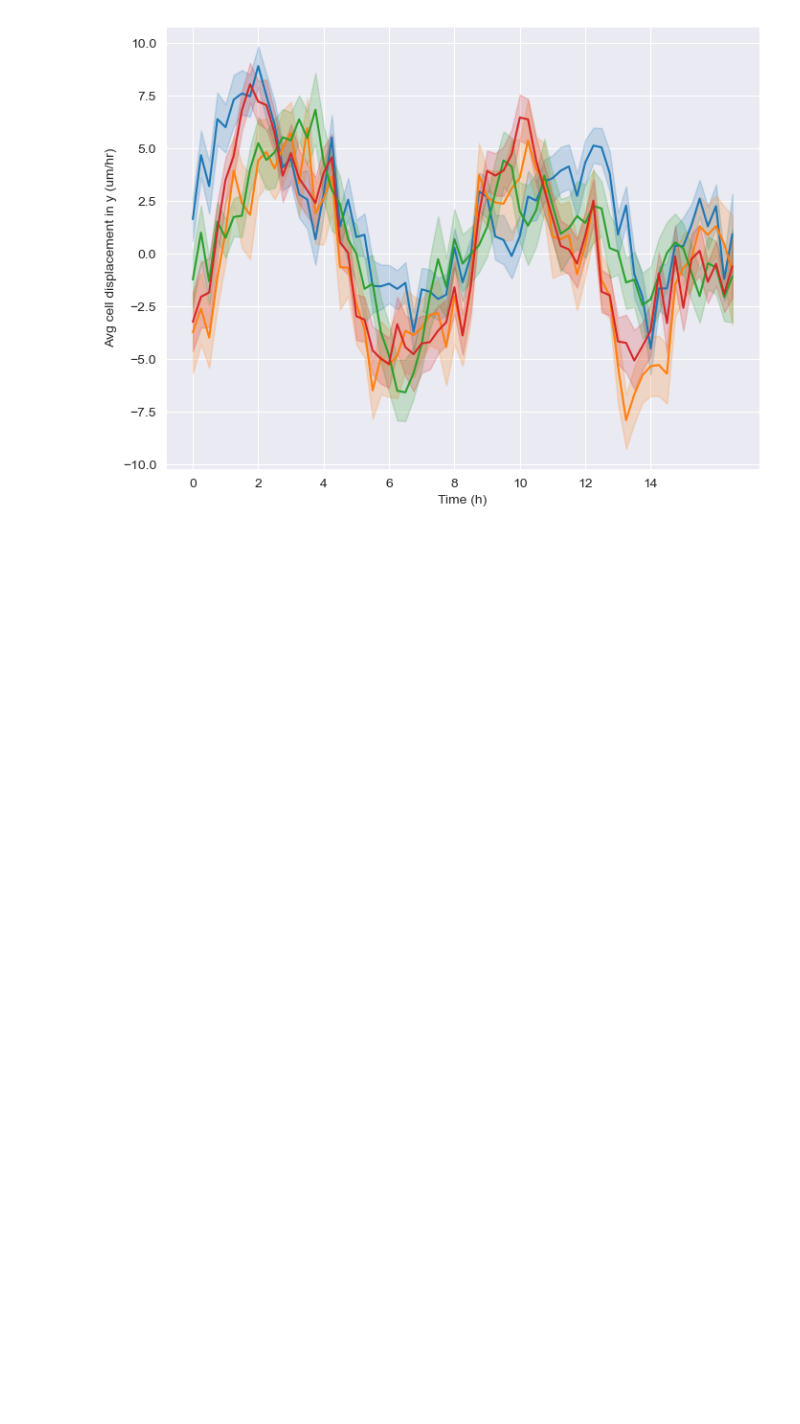
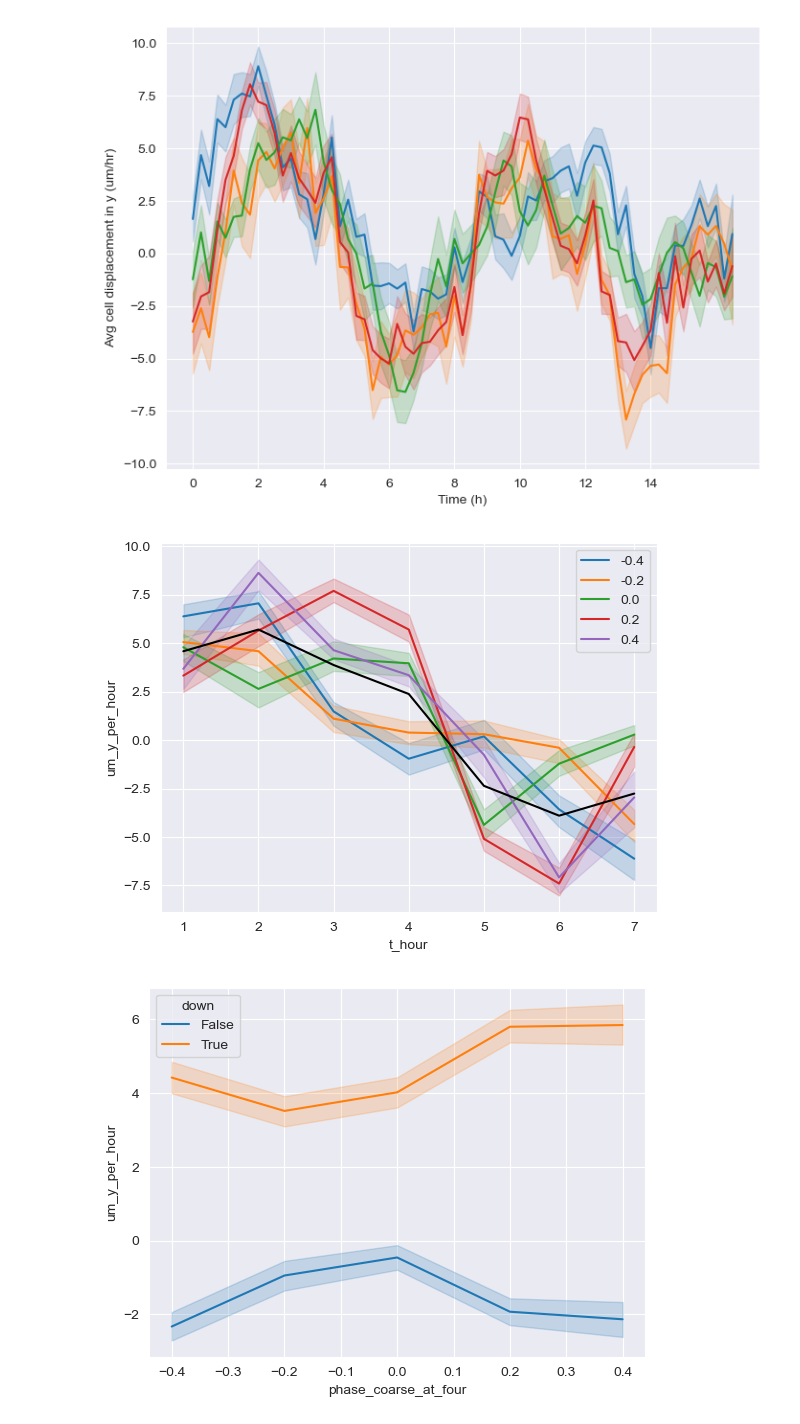
Before and after one commit to Harrison-Oatman/PyCLM, a Jupyter notebook: notebooks/barbounce.ipynb, the cells around one changed output. Saved outputs shown, nothing was run; the diff lists cells and outputs as text; code cells hidden in the pictures; blank space fills up the shorter version.

```diff
--- a/notebooks/barbounce.ipynb
+++ b/notebooks/barbounce.ipynb
@@ -58,10 +58,20 @@ for src in list(track_path.iterdir()):
     bar_speed = 0.5
     period_time = 100 / bar_speed
     duty_cycle = 0.2
+    t_loop_m = period
 
+    t = spots_df["t"]
+    t = t % t_loop_m
 
-    spots_df["phase"] = ((spots_df["t"] - (spots_df["um_y"] / bar_speed)) % period_time) / period_time
-    spots_df["phase_coarse"] = (spots_df["phase"] // 0.1) * 0.1
+    halfway = t_loop_m / 2
+
+    t = ((halfway - (t - halfway)) * (t > halfway)) + (t * (t <= halfway))  # inline conditional
+
+    spots_df["t_loop_m"] = t
+
+    spots_df["phase"] = (((spots_df["t_loop_m"] - (spots_df["um_y"] / bar_speed)) % period_time) / period_time) - 0.1
+    spots_df["phase"] = (spots_df["phase"] * (spots_df["phase"] < 0.5)) + ((-1 + spots_df["phase"]) * (spots_df["phase"] >= 0.5))
+    spots_df["phase_coarse"] = ((spots_df["phase"] + 0.1) // 0.2) * 0.2
 
     x_lo, x_hi = spots_df["um_x"].quantile([.25, .75])
     y_lo, y_hi = spots_df["um_y"].quantile([.25, .75])
@@ -83,6 +93,8 @@ for src in list(track_path.iterdir()):
     subsets.append(subset)
 
 
+all_data = pd.concat(subsets, ignore_index=True)
+
 cmap = plt.get_cmap("viridis")
 norm = mpl.colors.Normalize(vmin=0, vmax=0.5)
 
@@ -96,3 +108,23 @@ plt.savefig(r"D:\FeedbackControl\data\results\barbounce.png", dpi=150)
 plt.show()
 # %% [output]
 [figure]
+# %%
+short = all_data[all_data["t_hour"].between(1, 7)].copy()
+
+phase = short[short["t_hour"].between(3.75, 4.25)].groupby("track_id")["phase"].median()
+short["phase_at_four"] = short["track_id"].map(phase)
+short["phase_fine_at_four"] = ((short["phase_at_four"] + 0.025) // 0.05) * 0.05
+short["phase_coarse_at_four"] = ((short["phase_at_four"] + 0.1) // 0.2) * 0.2
+
+short["phase_fine"] = ( short["phase"] // 0.05 ) * 0.05
+short["down"] = short["t_hour"] < 4
+
+sns.lineplot(short, x = "t_hour", y = "um_y_per_hour", hue = "phase_coarse_at_four", errorbar = ("ci", 95), palette="tab10", estimator="median")
+sns.lineplot(short, x = "t_hour", y = "um_y_per_hour", color="k", errorbar=None, linewidth=1.5)
+plt.show()
+
+sns.lineplot(short, x = "phase_coarse_at_four", y = "um_y_per_hour", hue="down")
+plt.show()
+# %% [output]
+[figure, added]
+[figure, added]
```
Also changed, not shown: parts of 1 cell of this notebook.
